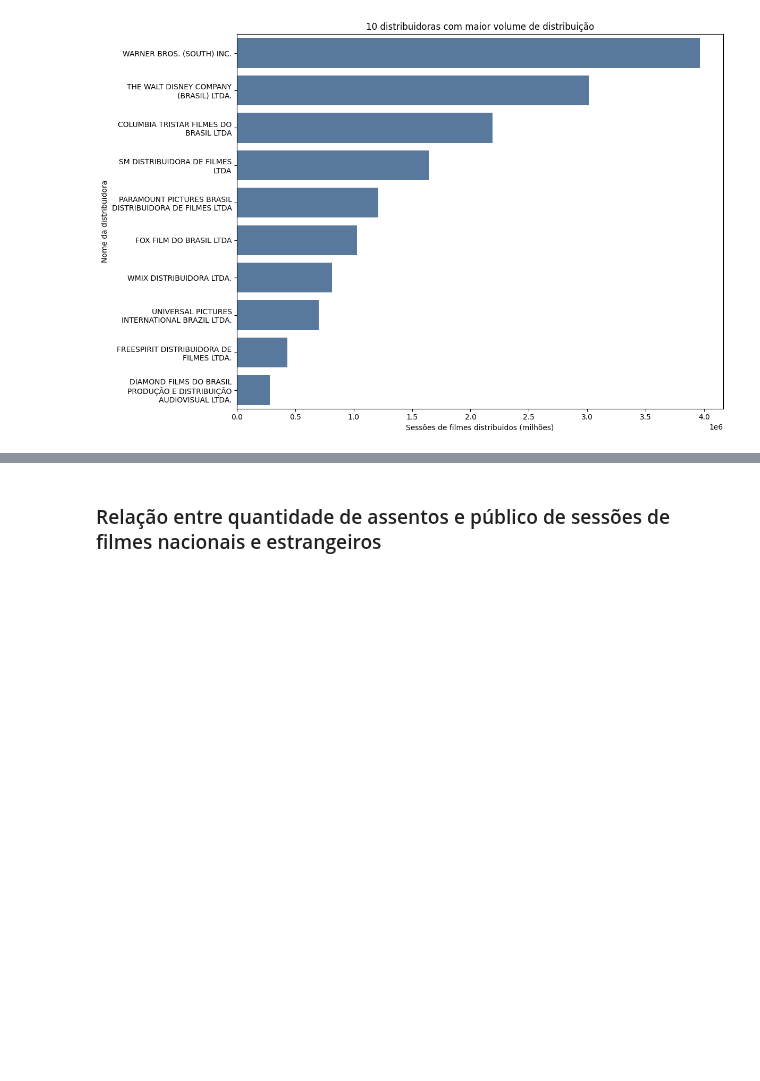
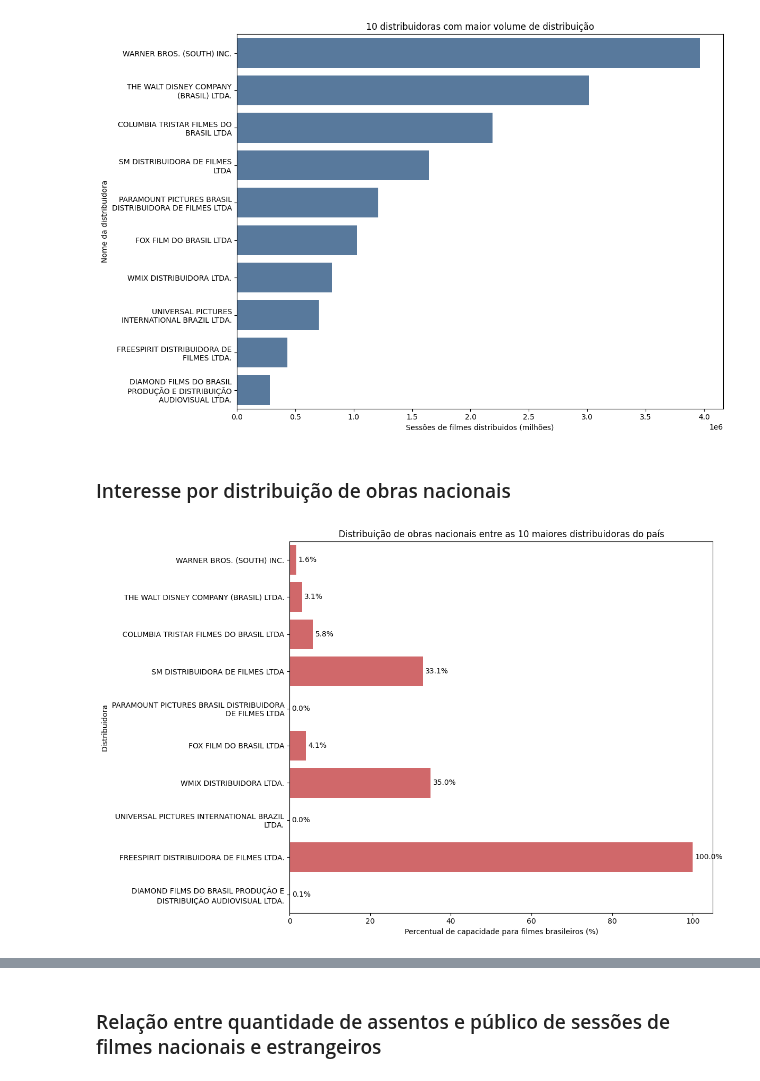
Before and after one commit to JamesIslan/analise-dados-ancine, a Jupyter notebook: src/analise/analise-distribuidoras.ipynb, the cells around one changed output, grey strips where cells are left out. Saved outputs shown, nothing was run; the diff lists cells and outputs as text; code cells hidden in the pictures; blank space fills up the shorter version.

Commit message:
feat: continuação da análise de distribuidoras

```diff
--- a/src/analise/analise-distribuidoras.ipynb
+++ b/src/analise/analise-distribuidoras.ipynb
@@ -251,3 +250,39 @@ plt.tight_layout()
 plt.show()
 # %% [output]
 [figure]
+# %% [markdown]
+### Interesse por distribuição de obras nacionais
+# %%
+df_razao = pd.DataFrame({
+    'cap_nacional': df[df['tipo_filme'] == 'Brasileiro'].groupby('razao_social_distribuidora')['capacidade_sala'].sum(),
+    'cap_total': df.groupby('razao_social_distribuidora')['capacidade_sala'].sum()
+})
+
+df_razao['razao_pct'] = (df_razao['cap_nacional'] / df_razao['cap_total'] * 100).fillna(0)
+
+# Top 10 distribuidoras com maior razão
+top_10_razao = df_razao.nlargest(10, 'cap_total')
+
+# Cria o gráfico
+fig, ax = plt.subplots(figsize=(12, 8))
+sns.barplot(data=top_10_razao.reset_index(),
+            y='razao_social_distribuidora',
+            x='razao_pct',
+            color='#E15759', ax=ax)
+
+# Aplica text wrap nas labels do eixo Y
+labels = [label.get_text() for label in ax.get_yticklabels()]
+wrapped_labels = ['\n'.join(textwrap.wrap(label, width=40)) for label in labels]
+ax.set_yticklabels(wrapped_labels)
+
+ax.set(xlabel='Percentual de capacidade para filmes brasileiros (%)',
+       ylabel='Distribuidora',
+       title='Distribuição de obras nacionais entre as 10 maiores distribuidoras do país')
+
+# Adiciona os valores nas barras
+ax.bar_label(ax.containers[0], labels=[f'{v:.1f}%' for v in top_10_razao['razao_pct']], padding=3)
+
+plt.tight_layout()
+plt.show()
+# %% [output]
+[figure, added]
```
Also changed, not shown: parts of 4 cells of this notebook.
